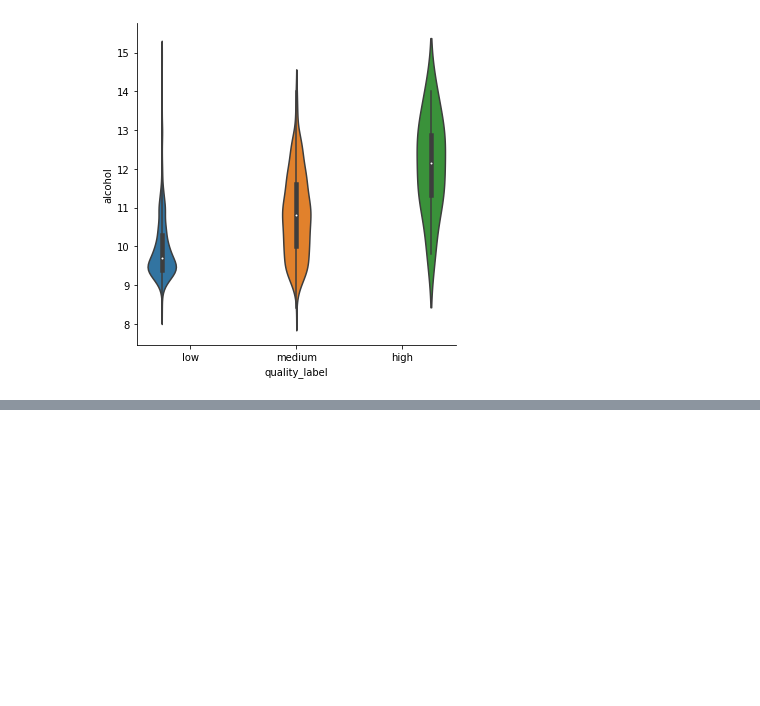
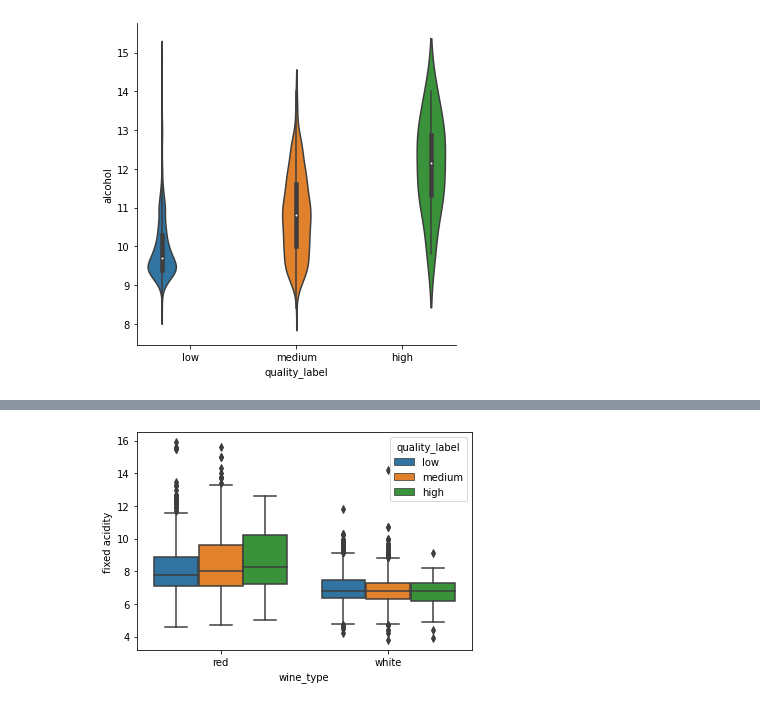
Before and after one commit to Anitagg1/Phyton-Workshop, a Jupyter notebook: Wine Project.ipynb, the cells around one changed output, grey strips where cells are left out. Cells and saved outputs as stored; diff of their text form; code cells hidden in the pictures; blank space fills up the shorter version.

```diff
--- a/Wine Project.ipynb
+++ b/Wine Project.ipynb
@@ -407,0 +403,6 @@ SyntaxError: invalid syntax (<ipython-input-92-54aeb307fc60>, line 1)
+# %%
+#fixed acidity
+
+ingredient1 = sns.boxplot(x="wine_type", y="fixed acidity", data=wines, hue = 'quality_label')
+# %% [output]
+[figure, added]
```
Also changed, not shown: parts of 6 cells of this notebook.
